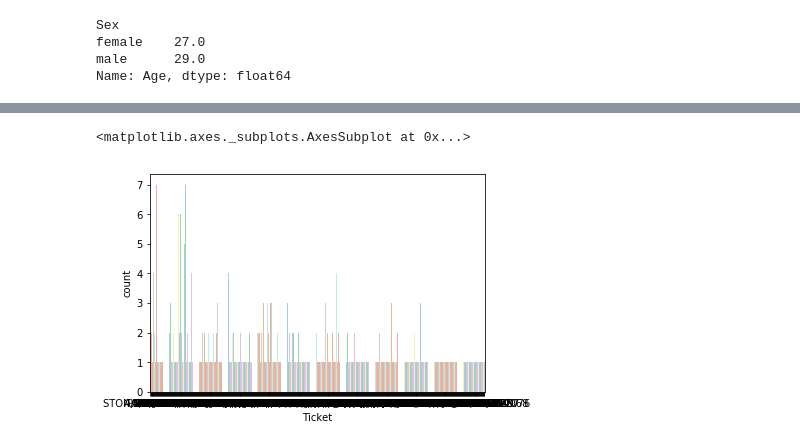
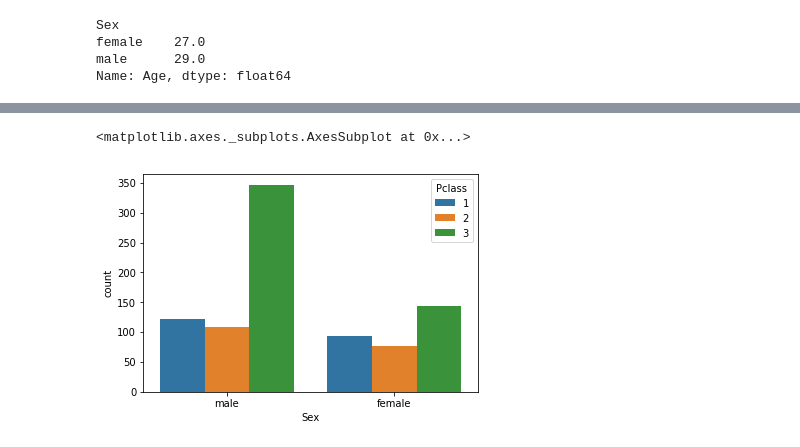
Before and after one commit to jasminedevv/DS1.1-Jupyter, a Jupyter notebook: notebooks/titanic.ipynb, the cells around one changed output, grey strips where cells are left out. Drawn from its saved outputs; the diff is of its cells as text; code cells hidden in the pictures.

```diff
--- a/notebooks/titanic.ipynb
+++ b/notebooks/titanic.ipynb
@@ -126,5 +137,5 @@ Name: Age, dtype: float64
 # %%
-sns.countplot(x="Ticket", palette="pastel", data=df)
+sns.countplot(x="Sex", hue="Pclass", data=df)
 # %% [output]
 <matplotlib.axes._subplots.AxesSubplot at 0x...>
-[figure, old version]
+[figure, new version]
```
Also changed, not shown: parts of 9 cells of this notebook, 3 other files.
